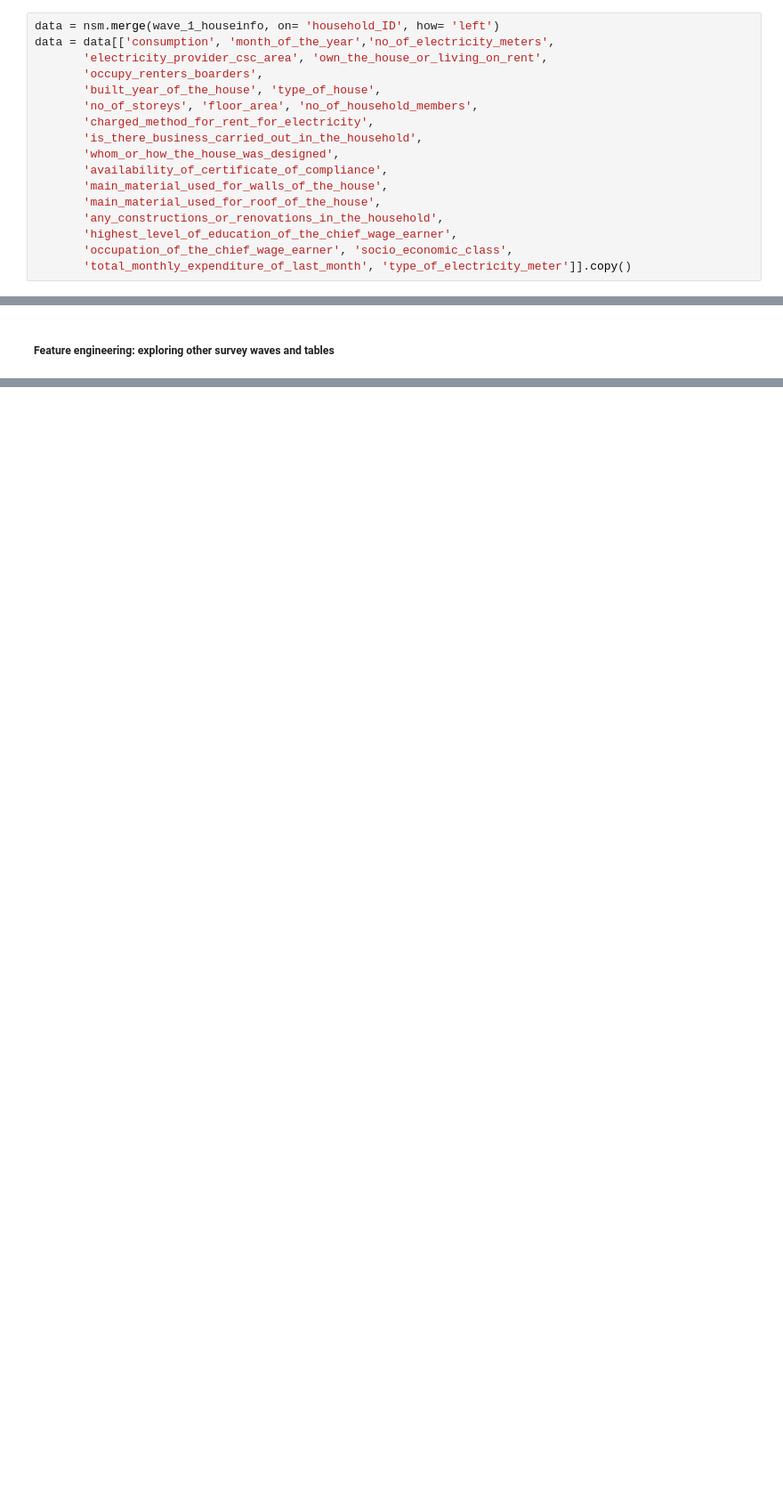
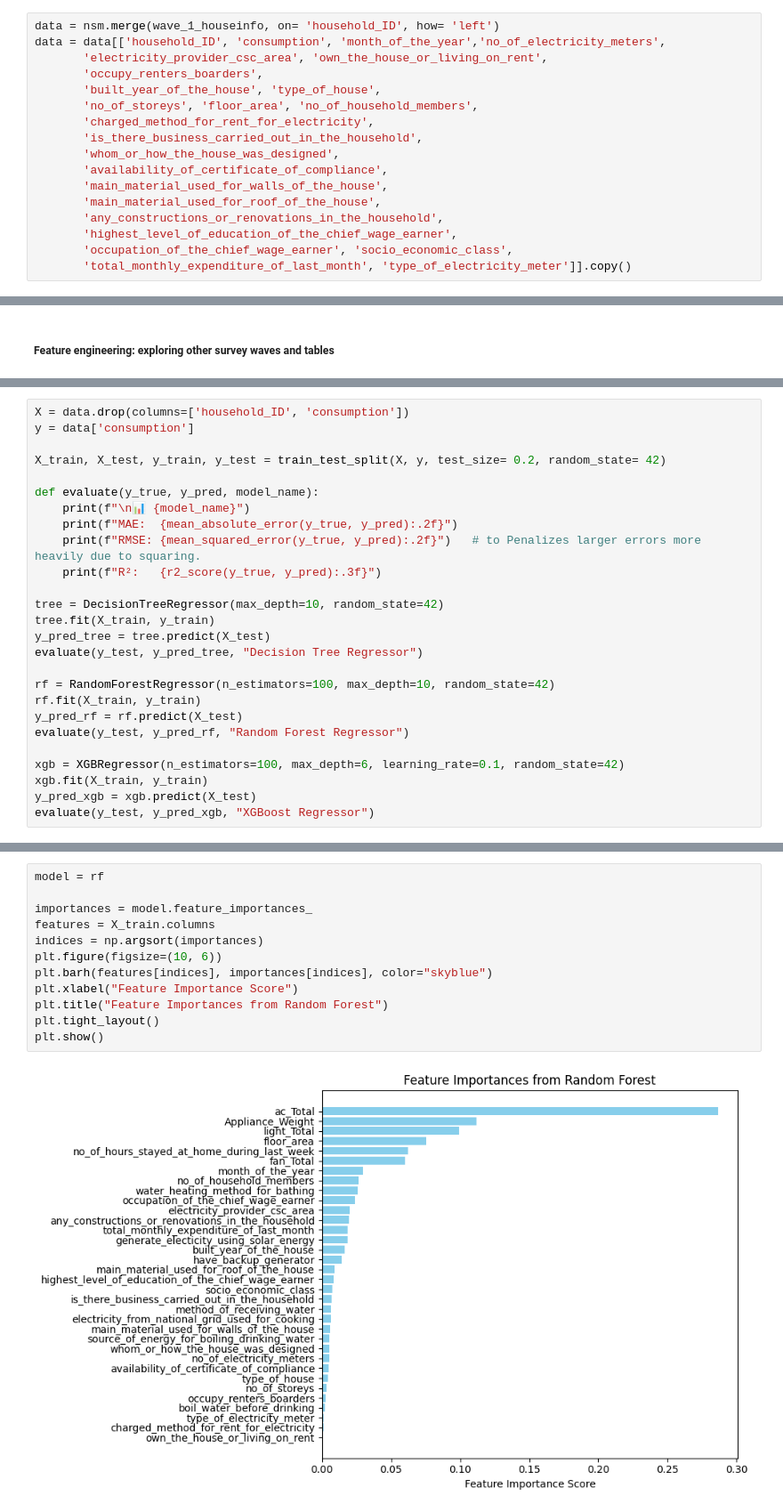
Before and after one commit to LIRNEasia/SL_electricity_consumption, a Jupyter notebook: notebooks/regressor_model.ipynb, the cells around one changed output, grey strips where cells are left out. Shown at 89% size. Drawn from its saved outputs; the diff is of its cells as text; blank space fills up the shorter version.

Commit message:
regressor updates with more features

```diff
--- a/notebooks/regressor_model.ipynb
+++ b/notebooks/regressor_model.ipynb
@@ -24,7 +24,7 @@ nsm['month'] = pd.to_datetime(nsm['month'])
 nsm['month_of_the_year'] = nsm['month'].dt.month
 # %%
 data = nsm.merge(wave_1_houseinfo, on= 'household_ID', how= 'left')
-data = data[['consumption', 'month_of_the_year','no_of_electricity_meters',
+data = data[['household_ID', 'consumption', 'month_of_the_year','no_of_electricity_meters',
        'electricity_provider_csc_area', 'own_the_house_or_living_on_rent',
        'occupy_renters_boarders',
        'built_year_of_the_house', 'type_of_house',
@@ -165,0 +302,26 @@ array(['Yes', 'No'], dtype=object)
+# %%
+X = data.drop(columns=['household_ID', 'consumption'])
+y = data['consumption']
+
+X_train, X_test, y_train, y_test = train_test_split(X, y, test_size= 0.2, random_state= 42)
+
+def evaluate(y_true, y_pred, model_name):
+    print(f"\n📊 {model_name}")
+    print(f"MAE:  {mean_absolute_error(y_true, y_pred):.2f}")
+    print(f"RMSE: {mean_squared_error(y_true, y_pred):.2f}")   # to Penalizes larger errors more heavily due to squaring.
+    print(f"R²:   {r2_score(y_true, y_pred):.3f}")
+
+tree = DecisionTreeRegressor(max_depth=10, random_state=42)
+tree.fit(X_train, y_train)
+y_pred_tree = tree.predict(X_test)
+evaluate(y_test, y_pred_tree, "Decision Tree Regressor")
+
+rf = RandomForestRegressor(n_estimators=100, max_depth=10, random_state=42)
+rf.fit(X_train, y_train)
+y_pred_rf = rf.predict(X_test)
+evaluate(y_test, y_pred_rf, "Random Forest Regressor")
+
+xgb = XGBRegressor(n_estimators=100, max_depth=6, learning_rate=0.1, random_state=42)
+xgb.fit(X_train, y_train)
+y_pred_xgb = xgb.predict(X_test)
+evaluate(y_test, y_pred_xgb, "XGBoost Regressor")
@@ -165,0 +343,14 @@ array(['Yes', 'No'], dtype=object)
+# %%
+model = rf
+
+importances = model.feature_importances_
+features = X_train.columns
+indices = np.argsort(importances)
+plt.figure(figsize=(10, 6))
+plt.barh(features[indices], importances[indices], color="skyblue")
+plt.xlabel("Feature Importance Score")
+plt.title("Feature Importances from Random Forest")
+plt.tight_layout()
+plt.show()
+# %% [output]
+[figure, added]
```
Also changed, not shown: parts of 14 cells of this notebook.
